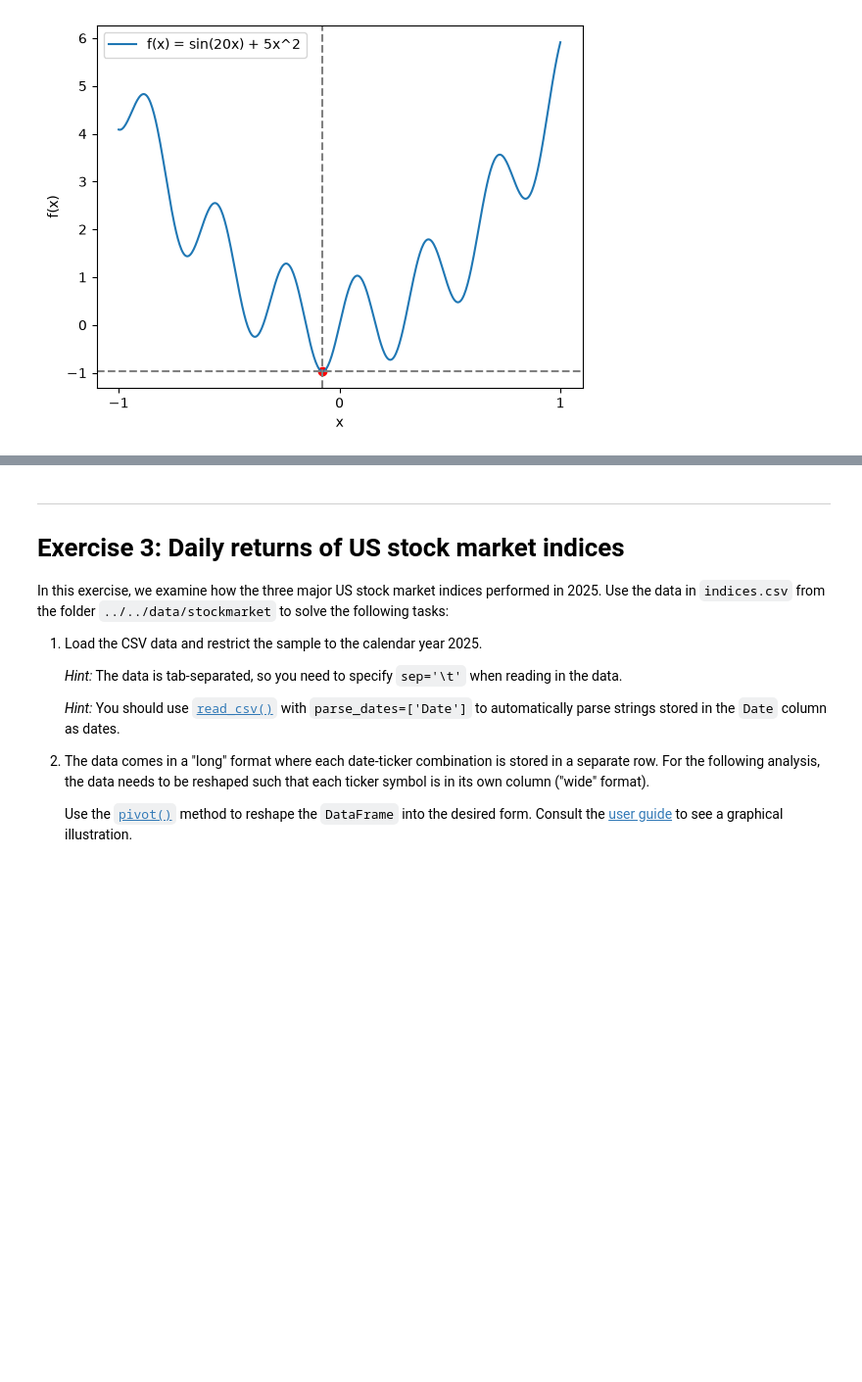
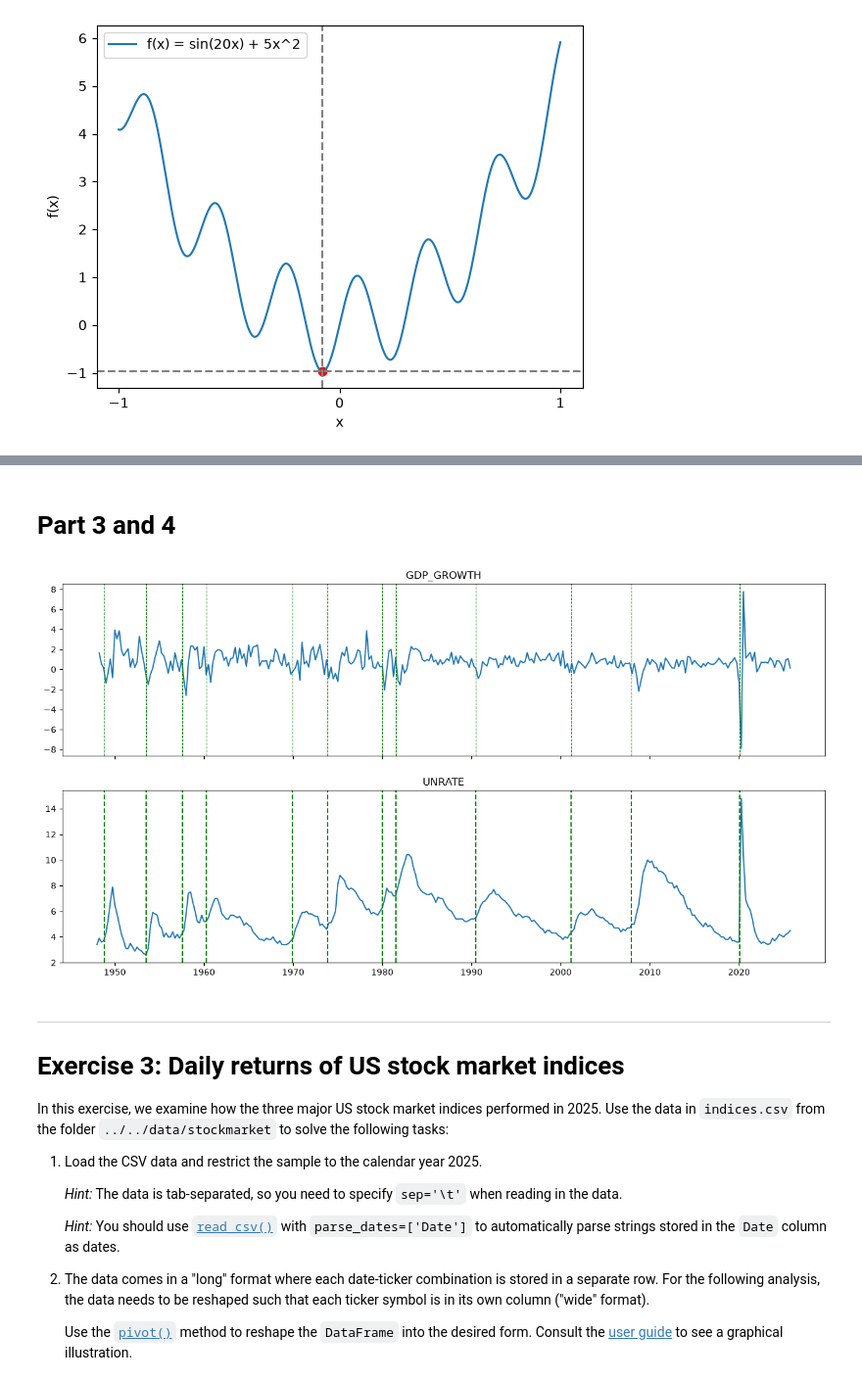
Before and after one commit to JKO-coder1/TECH2-H26, a Jupyter notebook: workshops/workshop3/workshop3_JK2.0.ipynb, the cells around one changed output, grey strips where cells are left out. Shown at 98% size. Cells and saved outputs as stored; diff of their text form; code cells hidden in the pictures; blank space fills up the shorter version.

```diff
--- a/workshops/workshop3/workshop3_JK2.0.ipynb
+++ b/workshops/workshop3/workshop3_JK2.0.ipynb
@@ -126,0 +134,4 @@ In this exercise, you are asked to plot two main business cycle indicators, GDP
+# %%
+file = f'{DATA_PATH}/FRED/FRED_quarterly.csv'
+df_fred = pd.read_csv(file, parse_dates=['DATE'], index_col='DATE')
+df_fred.columns
@@ -126,0 +154,4 @@ In this exercise, you are asked to plot two main business cycle indicators, GDP
+# %%
+gdp_growth = df_fred['GDP'].pct_change() * 100
+
+df_fred.insert(3, 'GDP_GROWTH', gdp_growth)
@@ -127,3 +175,28 @@ In this exercise, you are asked to plot two main business cycle indicators, GDP
+# %% [markdown]
+# Part 3 and 4
+# %%
+# Part 3
+fig, axes = plt.subplots(2, 1, sharex=True, figsize=(16, 8))
+
+axes[0].plot(df_fred.index, df_fred['GDP_GROWTH'])
+axes[1].plot(df_fred.index, df_fred['UNRATE'])
+
+axes[0].set_title('GDP_GROWTH')
+axes[1].set_title('UNRATE')
+
+
+# Part 4
+file2 = f'{DATA_PATH}/NBER_cycle_dates.csv'
+df_nber = pd.read_csv(file2, parse_dates=['peak', 'trough'])
+
+df_nber = df_nber.loc[df_nber['peak'] >= '1948-01-01']
+
+# Part 4.2
+for peak in df_nber['peak']:
+    axes[0].axvline(peak, c='green', ls='--', linewidth=0.8)
+    axes[1].axvline(peak, c='green', ls='--')
+# %% [output]
+[figure, added]
 # %% [markdown]
 ***
 # Exercise 3: Daily returns of US stock market indices
```
Also changed, not shown: parts of 17 cells of this notebook.
